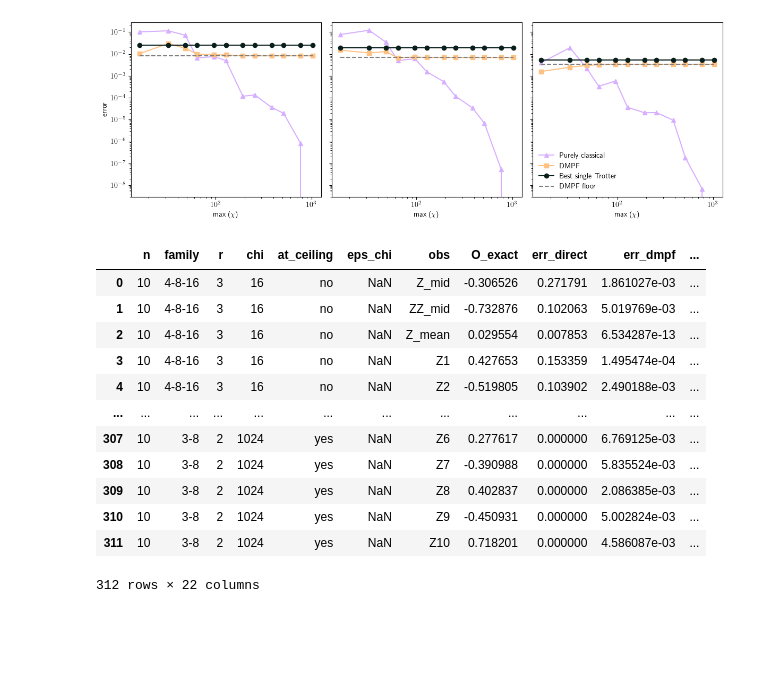
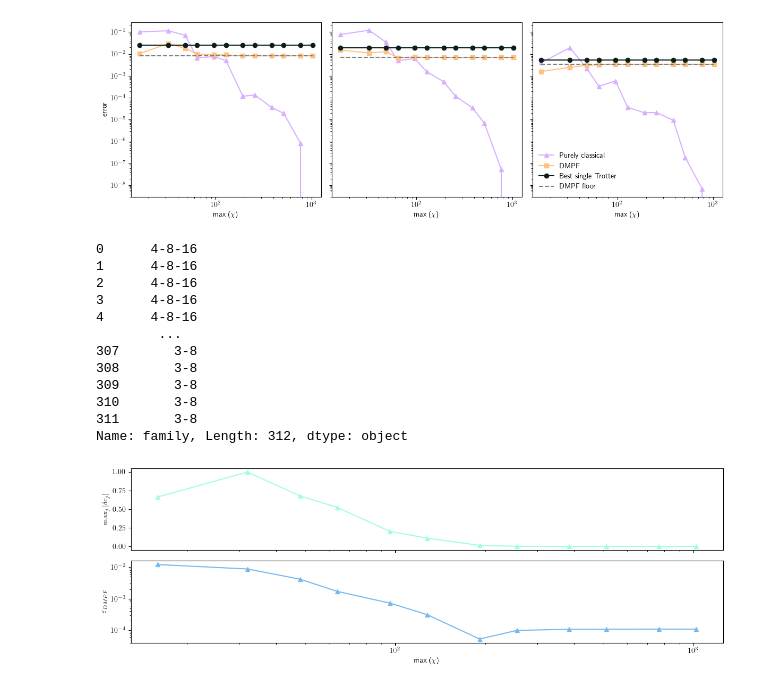
Before and after one commit to bentirher/dmpf_dissipation, a Jupyter notebook: standard_adc/dmpf_reformulation_plots.ipynb, the cells around one changed output. Cells and saved outputs as stored; diff of their text form; code cells hidden in the pictures; blank space fills up the shorter version.

Commit message:
new coefficient error plot to support stability of DMPF

```diff
--- a/standard_adc/dmpf_reformulation_plots.ipynb
+++ b/standard_adc/dmpf_reformulation_plots.ipynb
@@ -43,19 +43,54 @@ plt.savefig(f"error_scaling.png", bbox_inches='tight', transparent = True)
 plt.show()
 # %% [output]
 [figure]
+# %%
+df["family"]
+# %% [output]
+0      4-8-16
+1      4-8-16
+2      4-8-16
+3      4-8-16
+4      4-8-16
+        ...
+307       3-8
+308       3-8
+309       3-8
+310       3-8
+311       3-8
+Name: family, Length: 312, dtype: object
 # %%
-df
+df = pd.read_csv(f'../results/step2_capped/step2_scaling_cap0.05.csv')
+
+fam = "4-8-16"
+obs = "ZZ_mid"
+
+colors = ["#a0ffd7", "#77b8ee"]
+
+max_dc = df.loc[(df["family"] == fam) & (df["obs"] == obs), "dc_max"]
+err_dmpf = df.loc[(df["family"] == fam) & (df["obs"] == obs), "err_dmpf"]
+err_floor = df.loc[(df["family"] == fam) & (df["obs"] == obs), "err_proj"]
+chi = df.loc[(df["family"] == fam) & (df["obs"] == obs), "chi"]
+
+fig, axes = plt.subplots(
+    2, 1,
+    figsize=(12, 4),
+    sharex=True
+)
+
+axes[0].plot(chi, max_dc, marker = "^", color = "#a0ffd7", linestyle = "solid")
+# axes[0].plot(chi, np.ones(len(chi)), linestyle = "solid", color = "darkgrey")
+axes[0].set_ylabel("$\\max_j |\\delta c_j|$")
+axes[1].set_yscale("log")
+axes[1].set_xscale("log")
+
+axes[1].plot(chi, err_dmpf, marker = "^", color = "#77b8ee", linestyle = "solid")
+axes[1].set_ylabel("$\\varepsilon_{DMPF}$")
+axes[1].set_xlabel("max ($\\chi$)")
+axes[1].set_yscale("log")
+axes[1].set_xscale("log")
+
+plt.tight_layout()
+plt.savefig(f"../results/coefficient_error.png", bbox_inches='tight', transparent = True)
+plt.show()
 # %% [output]
-|  | n | family | r | chi | at_ceiling | eps_chi | obs | O_exact | err_direct | err_dmpf | ... |
-| 0 | 10 | 4-8-16 | 3 | 16 | no | NaN | Z_mid | -0.306526 | 0.271791 | 1.861027e-03 | ... |
-| 1 | 10 | 4-8-16 | 3 | 16 | no | NaN | ZZ_mid | -0.732876 | 0.102063 | 5.019769e-03 | ... |
-| 2 | 10 | 4-8-16 | 3 | 16 | no | NaN | Z_mean | 0.029554 | 0.007853 | 6.534287e-13 | ... |
-| 3 | 10 | 4-8-16 | 3 | 16 | no | NaN | Z1 | 0.427653 | 0.153359 | 1.495474e-04 | ... |
-| 4 | 10 | 4-8-16 | 3 | 16 | no | NaN | Z2 | -0.519805 | 0.103902 | 2.490188e-03 | ... |
-| ... | ... | ... | ... | ... | ... | ... | ... | ... | ... | ... | ... |
-| 307 | 10 | 3-8 | 2 | 1024 | yes | NaN | Z6 | 0.277617 | 0.000000 | 6.769125e-03 | ... |
-| 308 | 10 | 3-8 | 2 | 1024 | yes | NaN | Z7 | -0.390988 | 0.000000 | 5.835524e-03 | ... |
-| 309 | 10 | 3-8 | 2 | 1024 | yes | NaN | Z8 | 0.402837 | 0.000000 | 2.086385e-03 | ... |
-| 310 | 10 | 3-8 | 2 | 1024 | yes | NaN | Z9 | -0.450931 | 0.000000 | 5.002824e-03 | ... |
-| 311 | 10 | 3-8 | 2 | 1024 | yes | NaN | Z10 | 0.718201 | 0.000000 | 4.586087e-03 | ... |
-312 rows × 22 columns
+[figure, added]
```
Also changed, not shown: parts of 1 cell of this notebook, 1 other file.
